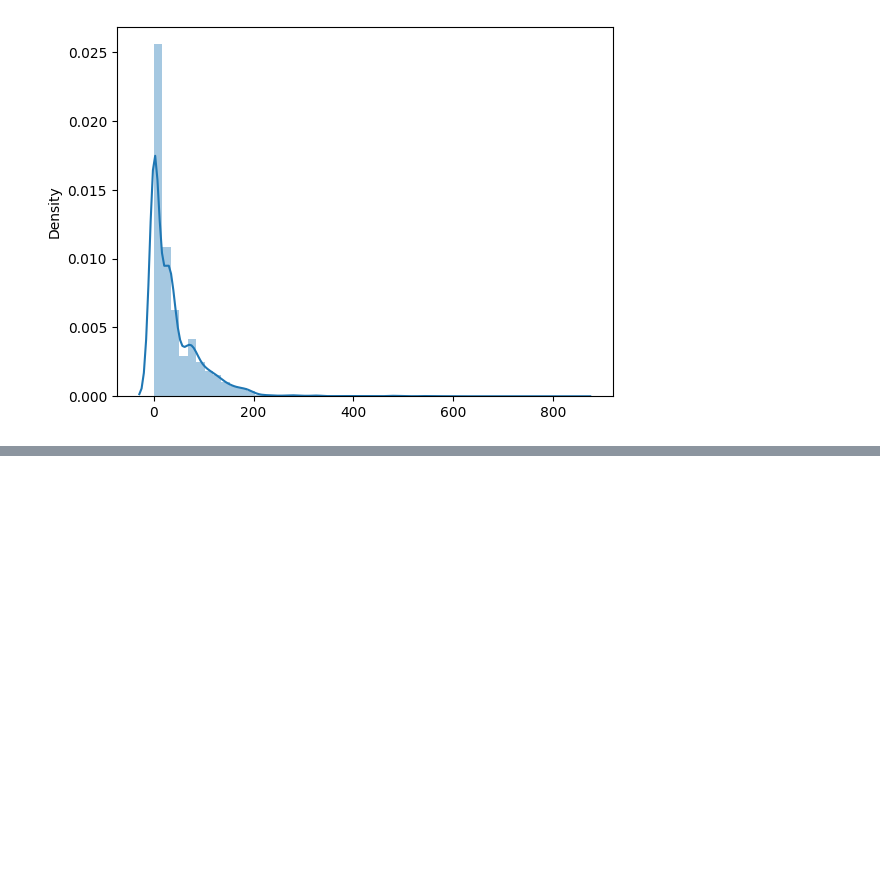
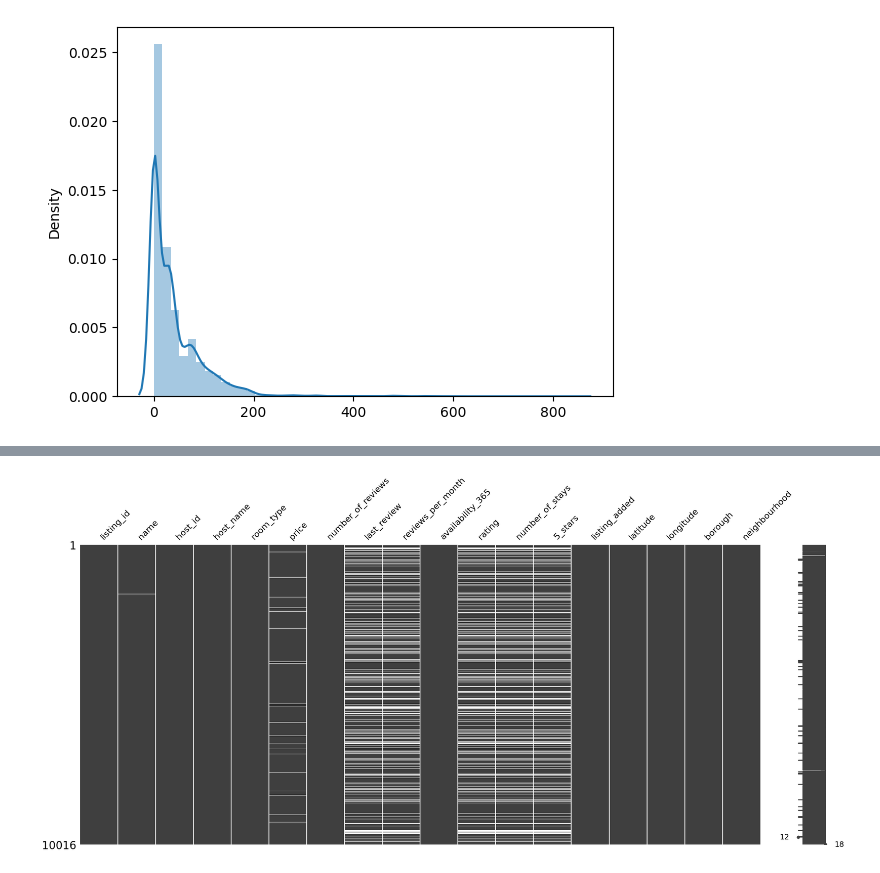
Before and after one commit to Karthick823/Outlier-detection, a Jupyter notebook: Outlier detection.ipynb, the cells around one changed output, grey strips where cells are left out. Saved outputs shown, nothing was run; the diff lists cells and outputs as text; code cells hidden in the pictures; blank space fills up the shorter version.

```diff
--- a/Outlier detection.ipynb
+++ b/Outlier detection.ipynb
@@ -114,0 +571,6 @@ https://gist.github.com/mwaskom/de44147ed2974457ad6372750bbe5751
+# %%
+# Create borough and neighbourhood columns
+workFile_airbnb['borough'] = borough_neighbourhood[0]
+workFile_airbnb['neighbourhood'] = borough_neighbourhood[1]
+# Print header of columns
+workFile_airbnb[['neighbourhood_full', 'borough', 'neighbourhood']].head()
@@ -114,0 +584,8 @@ https://gist.github.com/mwaskom/de44147ed2974457ad6372750bbe5751
+# %%
+# Drop neighbourhood_full column
+workFile_airbnb.drop('neighbourhood_full', axis = 1, inplace = True)
+# %%
+# Strip white space from neighbourhood column
+workFile_airbnb['neighbourhood'] = workFile_airbnb['neighbourhood'].str.strip()
+# Print unique values again
+print(workFile_airbnb['neighbourhood'].unique())
@@ -114,0 +618,9 @@ https://gist.github.com/mwaskom/de44147ed2974457ad6372750bbe5751
+# %%
+# Drop these rows and make sure we have effected changes
+workFile_airbnb.drop(workFile_airbnb[workFile_airbnb['rating'] > 5.0].index, inplace = True)
+# %%
+# Visualize the missingness
+msno.matrix(workFile_airbnb)
+plt.show()
+# %% [output]
+[figure, added]
```
Also changed, not shown: parts of 47 cells of this notebook, 1 other file.
